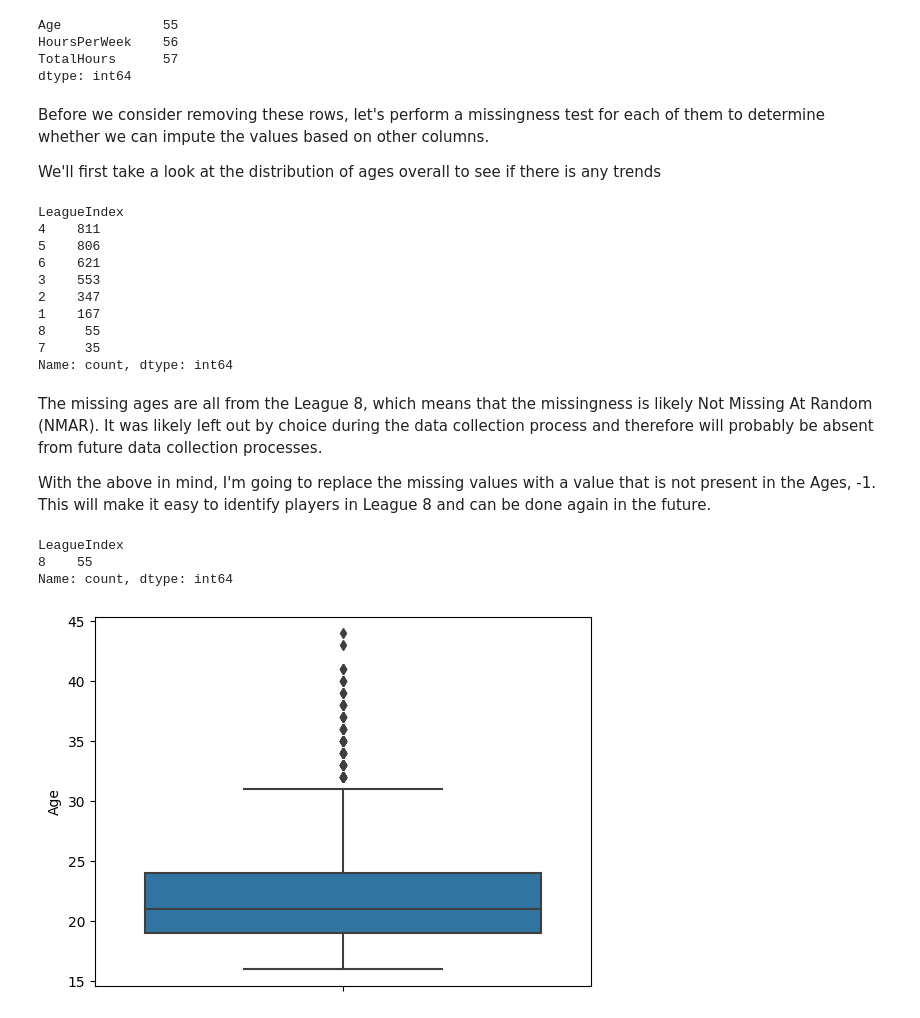
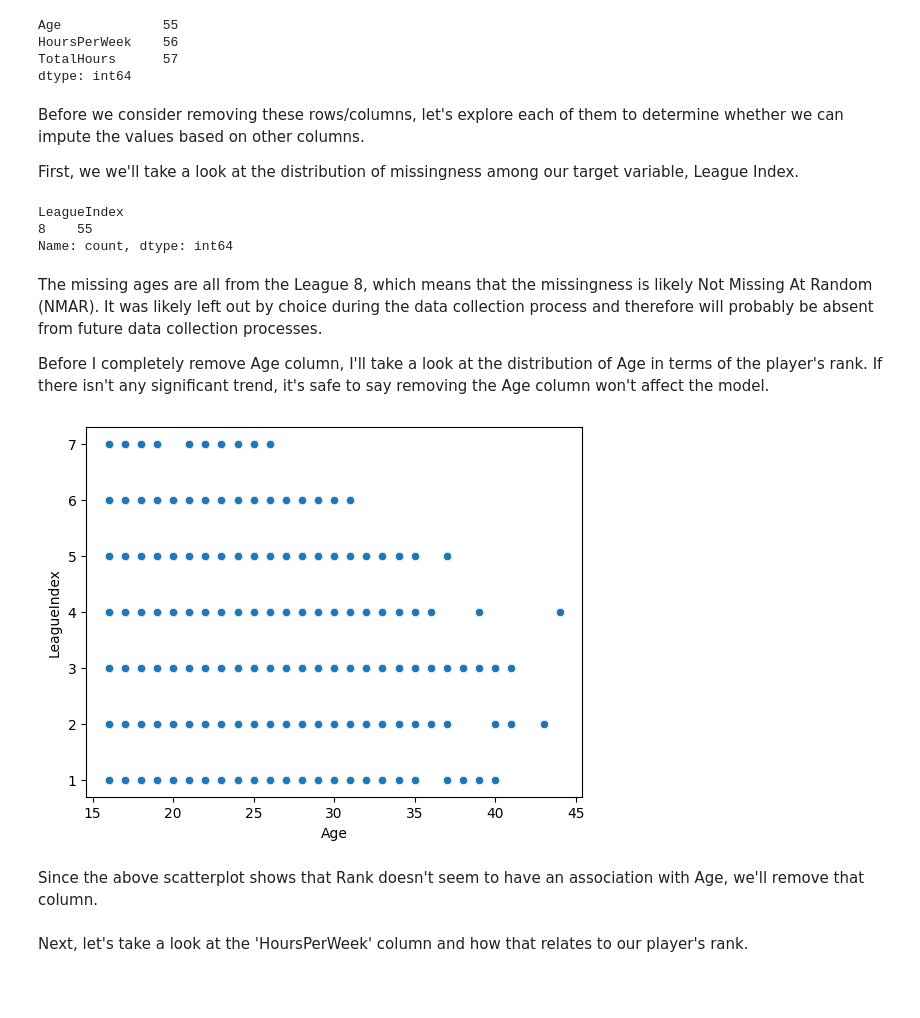
Before and after one commit to Ethan-Shapiro/EG-Starcraft-II-Project, a Jupyter notebook: notebook.ipynb, the cells around one changed output. Drawn from its saved outputs; the diff is of its cells as text; code cells hidden in the pictures; blank space fills up the shorter version.

```diff
--- a/notebook.ipynb
+++ b/notebook.ipynb
@@ -233,32 +234,23 @@ HoursPerWeek    56
 TotalHours      57
 dtype: int64
 # %% [markdown]
-Before we consider removing these rows, let's perform a missingness test for each of them to determine whether we can impute the values based on other columns.
+Before we consider removing these rows/columns, let's explore each of them to determine whether we can impute the values based on other columns.
 
-We'll first take a look at the distribution of ages overall to see if there is any trends
+First, we we'll take a look at the distribution of missingness among our target variable, League Index.
 # %%
-df['LeagueIndex'].value_counts()
+df[df['Age'].isna()]['LeagueIndex'].value_counts()
 # %% [output]
 LeagueIndex
-4    811
-5    806
-6    621
-3    553
-2    347
-1    167
-8     55
-7     35
+8    55
 Name: count, dtype: int64
 # %% [markdown]
 The missing ages are all from the League 8, which means that the missingness is likely Not Missing At Random (NMAR). It was likely left out by choice during the data collection process and therefore will probably be absent from future data collection processes.
 
-With the above in mind, I'm going to replace the missing values with a value that is not present in the Ages, -1. This will make it easy to identify players in League 8 and can be done again in the future.
+Before I completely remove Age column, I'll take a look at the distribution of Age in terms of the player's rank. If there isn't any significant trend, it's safe to say removing the Age column won't affect the model.
-# %%
-print(df[df['Age'].isna()]['LeagueIndex'].value_counts())
-sns.boxplot(df, y='Age')
-df.loc[:, 'Age'] = df['Age'].fillna(-1)
-# %% [output]
-LeagueIndex
-8    55
-Name: count, dtype: int64
-[figure, removed]
+# %%
+sns.scatterplot(df, x='Age', y='LeagueIndex')
+plt.show()
+# %% [output]
+[figure, added]
+# %% [markdown]
+Since the above scatterplot shows that Rank doesn't seem to have an association with Age, we'll remove that column.
@@ -264,0 +259,2 @@ Name: count, dtype: int64
+# %% [markdown]
+Next, let's take a look at the 'HoursPerWeek' column and how that relates to our player's rank.
```
Also changed, not shown: parts of 28 cells of this notebook, 1 other file.
